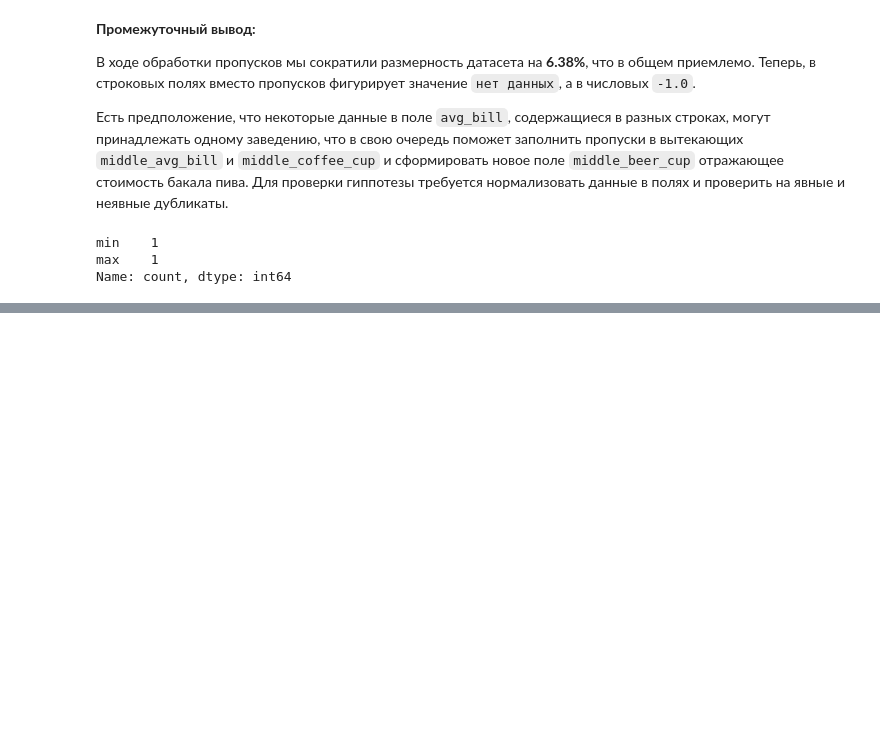
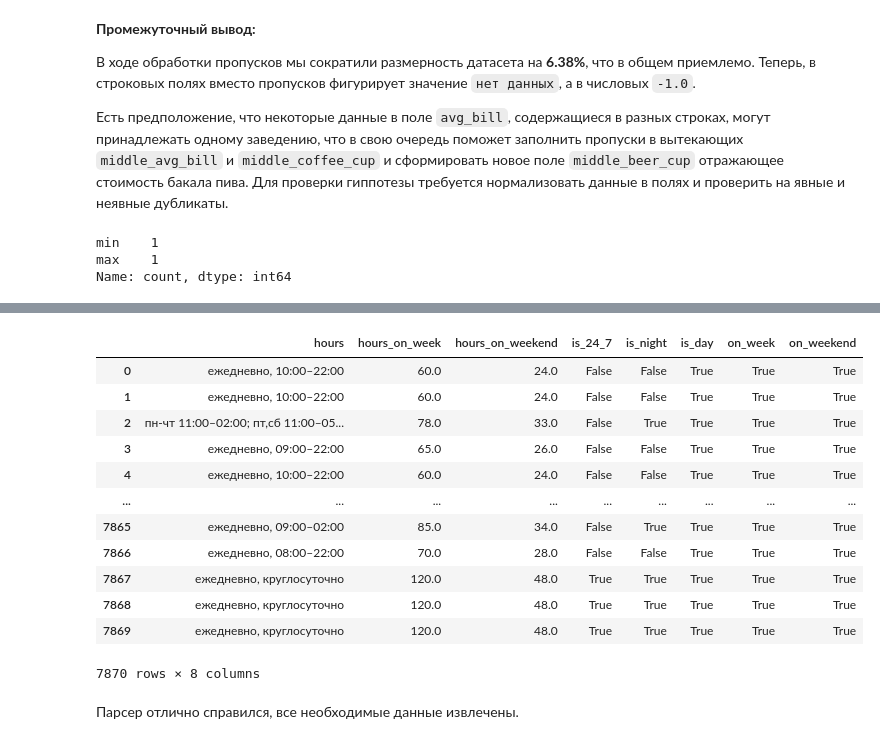
Before and after one commit to achezganov/msk_food_investment_research, a Jupyter notebook: EDA.ipynb, the cells around one changed output, grey strips where cells are left out. Cells and saved outputs as stored; diff of their text form; code cells hidden in the pictures; blank space fills up the shorter version.

```diff
--- a/EDA.ipynb
+++ b/EDA.ipynb
@@ -467,0 +491,4 @@ Name: count, dtype: int64
+# %%
+# Нормализуем значения
+norm_cols = ['name', 'address', 'district', 'hours', 'category', 'avg_bill', 'price']
+df[norm_cols] = df[norm_cols].apply(lambda col: col.str.lower().str.strip())
@@ -467,0 +551,9 @@ Name: count, dtype: int64
+# %%
+# Импортируем функцию парсинга для avg_bill
+from parser import parse_middle_beer_cup
+
+# Извлекаем информацию из avg_bill и заносим в новое поле middle_beer_cup
+df['middle_beer_cup'] = df['avg_bill'].apply(parse_middle_beer_cup)
+
+# Преобразуем поле к float16
+df["middle_beer_cup"] = df["middle_beer_cup"].astype("float16")
@@ -467,0 +596,44 @@ Name: count, dtype: int64
+# %%
+# Импортируем функцию обработки поял hours
+from parser import hours_parser
+
+# Новые поля
+cols = [
+    "is_24_7",
+    "is_night",
+    "is_day",
+    "on_week",
+    "on_weekend",
+    "hours_on_week",
+    "hours_on_weekend"
+]
+
+# добавляем новые
+df[cols] = df["hours"].apply(hours_parser)
+
+# Преобразуем поля к float16
+df["hours_on_week"] = df["hours_on_week"].astype("float16")
+df["hours_on_weekend"] = df["hours_on_weekend"].astype("float16")
+
+# Преобразуем поля к типу bool
+bool_cols = ["is_24_7", "is_night", "is_day", "on_week", "on_weekend"]
+df[bool_cols] = df[bool_cols].astype("bool")
+# %%
+# Выведем информацию из новых полей для проверки
+df[['hours', 'hours_on_week', 'hours_on_weekend'] + bool_cols]
+# %% [output]
+|  | hours | hours_on_week | hours_on_weekend | is_24_7 | is_night | is_day | on_week | on_weekend |
+| 0 | ежедневно, 10:00–22:00 | 60.0 | 24.0 | False | False | True | True | True |
+| 1 | ежедневно, 10:00–22:00 | 60.0 | 24.0 | False | False | True | True | True |
+| 2 | пн-чт 11:00–02:00; пт,сб 11:00–05... | 78.0 | 33.0 | False | True | True | True | True |
+| 3 | ежедневно, 09:00–22:00 | 65.0 | 26.0 | False | False | True | True | True |
+| 4 | ежедневно, 10:00–22:00 | 60.0 | 24.0 | False | False | True | True | True |
+| ... | ... | ... | ... | ... | ... | ... | ... | ... |
+| 7865 | ежедневно, 09:00–02:00 | 85.0 | 34.0 | False | True | True | True | True |
+| 7866 | ежедневно, 08:00–22:00 | 70.0 | 28.0 | False | False | True | True | True |
+| 7867 | ежедневно, круглосуточно | 120.0 | 48.0 | True | True | True | True | True |
+| 7868 | ежедневно, круглосуточно | 120.0 | 48.0 | True | True | True | True | True |
+| 7869 | ежедневно, круглосуточно | 120.0 | 48.0 | True | True | True | True | True |
+7870 rows × 8 columns
+# %% [markdown]
+Парсер отлично справился, все необходимые данные извлечены.
```
Also changed, not shown: parts of 20 cells of this notebook, 2 other files.
